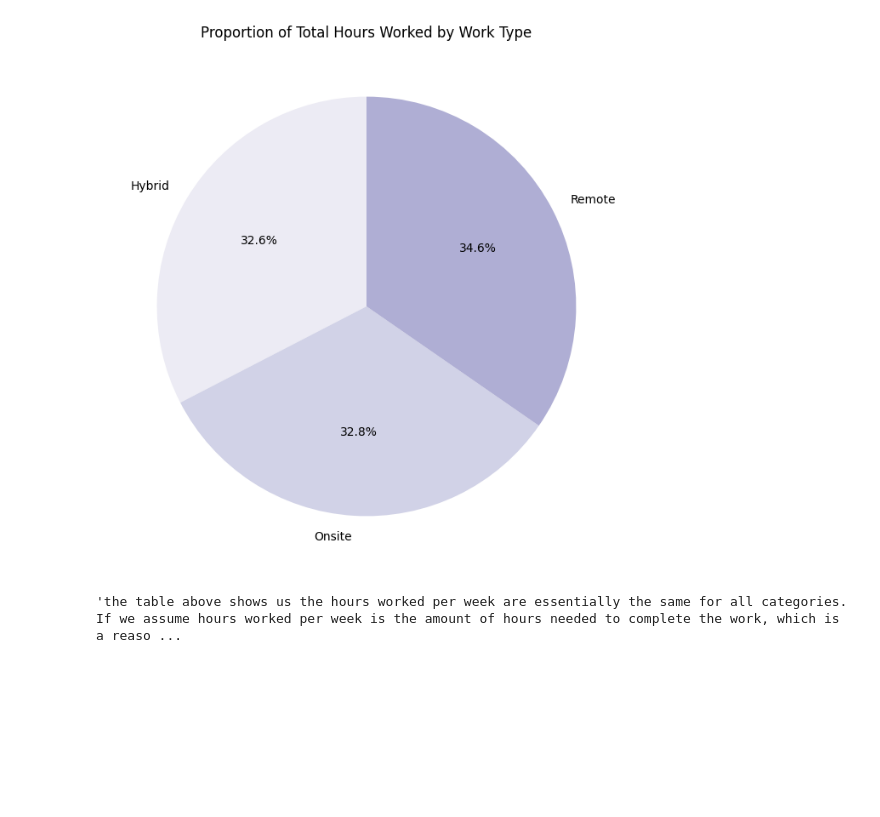
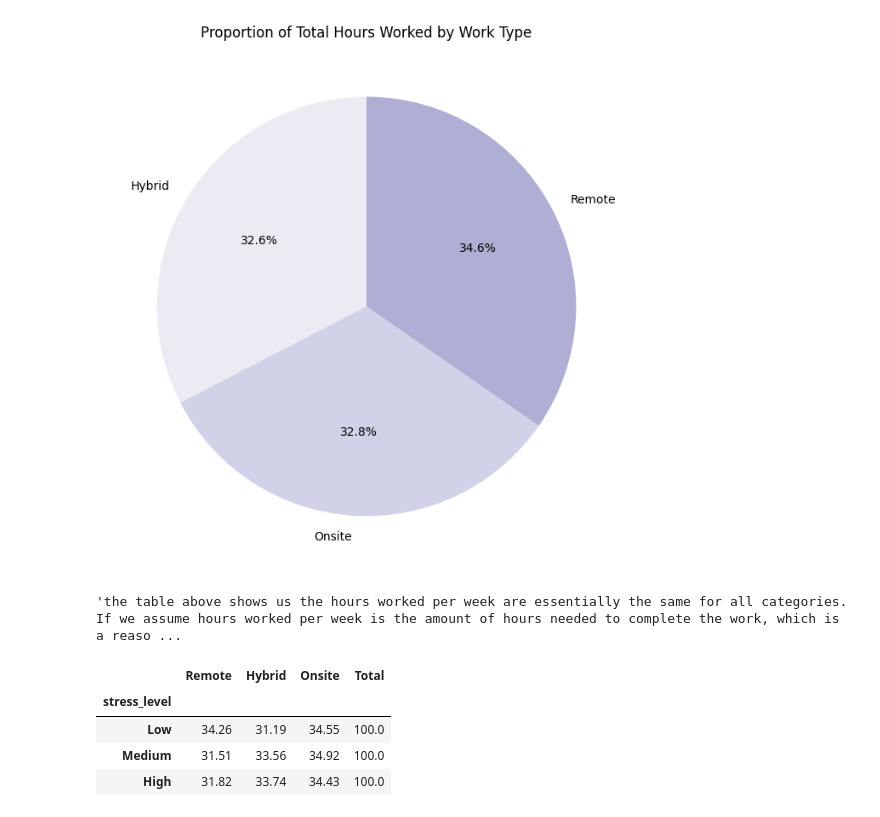
Before and after one commit to najafriederike/first_project, a Jupyter notebook: notebooks/main_lab.ipynb, the cells around one changed output. Saved outputs shown, nothing was run; the diff lists cells and outputs as text; code cells hidden in the pictures; blank space fills up the shorter version.

```diff
--- a/notebooks/main_lab.ipynb
+++ b/notebooks/main_lab.ipynb
@@ -624,3 +374,29 @@ work_type_productivity()
 | Remote | 7.530283 | 39.717362 |
 [figure]
 'the table above shows us the hours worked per week are essentially the same for all categories. If we assume hours worked per week is the amount of hours needed to complete the work, which is a reaso ...
+# %%
+# Creating table to show the distribution of employees working in the three different work types for low, medium and high stress levels
+
+def stress_worktype_rel(df2_cleaned):
+    """
+    Displaying correlation between stress levels (low, medium, high) and work type (remote, hybrid, onsite)
+    """
+
+    df_stress = df2_cleaned.groupby("stress_level")["work_type"].apply(lambda x: (x.value_counts(normalize=True) * 100))
+    df_stress = df_stress.unstack()
+    df_stress.columns = ['Remote', 'Hybrid', 'Onsite']
+    row_order = ['Low', 'Medium', 'High']
+    df_stress = df_stress.loc[row_order]
+    df_stress['Total'] = df_stress.sum(axis=1)
+    df_stress = df_stress.round({'Remote':2, 'Hybrid':2, 'Onsite':2})
+
+    return df_stress
+
+stress_worktype_table = stress_worktype_rel(df2_cleaned)
+stress_worktype_table
+# %% [output]
+|  | Remote | Hybrid | Onsite | Total |
+| stress_level |  |  |  |  |
+| Low | 34.26 | 31.19 | 34.55 | 100.0 |
+| Medium | 31.51 | 33.56 | 34.92 | 100.0 |
+| High | 31.82 | 33.74 | 34.43 | 100.0 |
```
Also changed, not shown: parts of 38 cells of this notebook, 8 other files.
